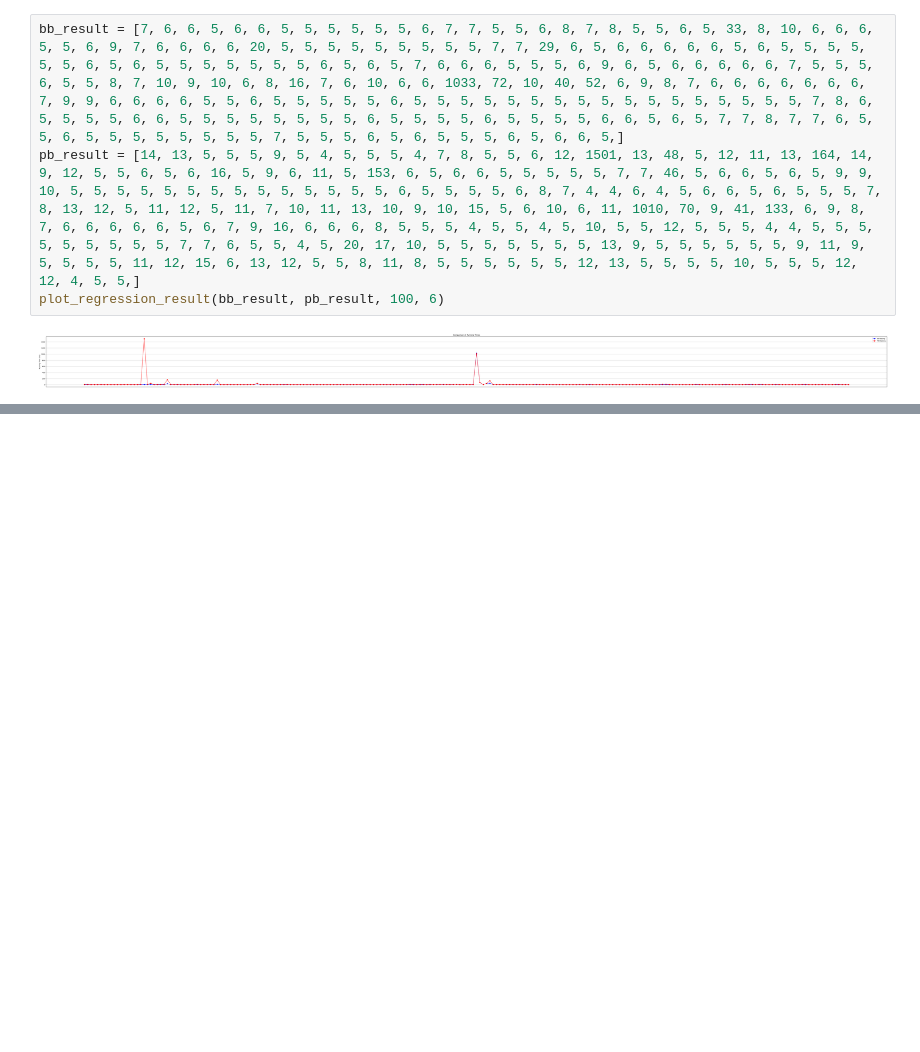
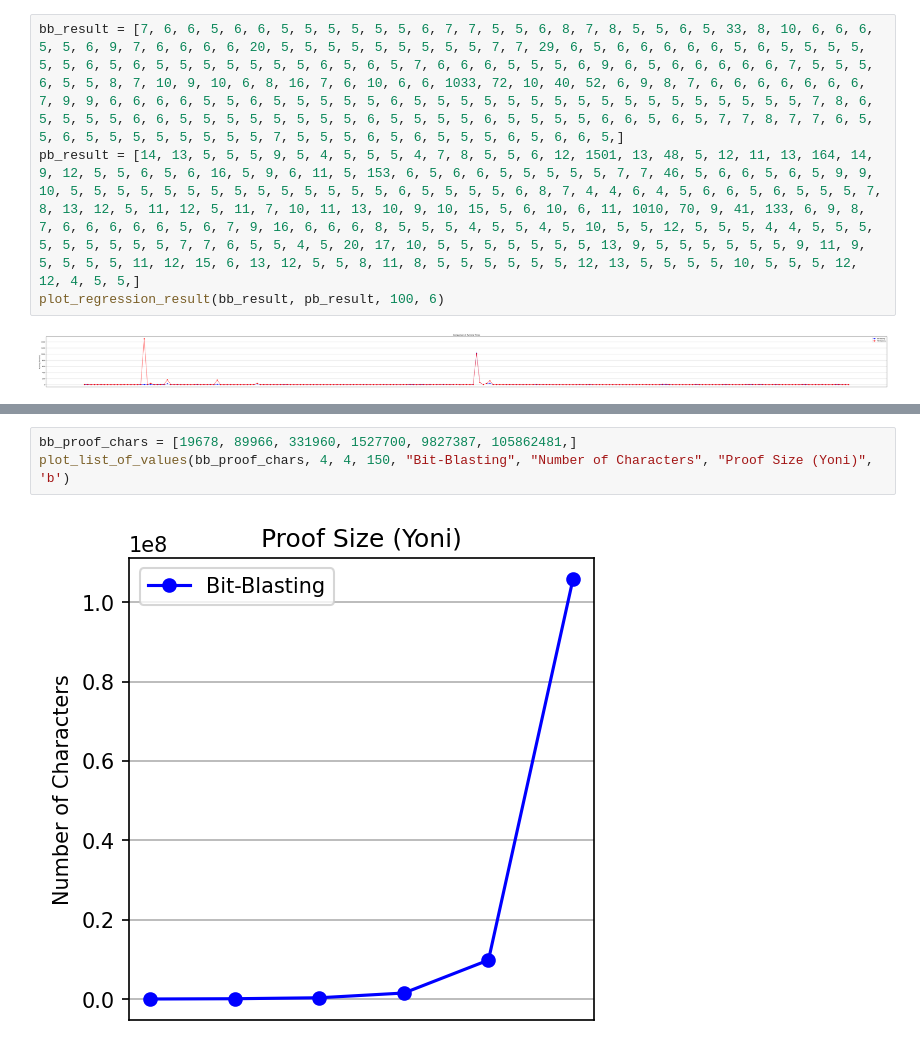
Before and after one commit to alanctprado/cvc5, a Jupyter notebook: pb/results.ipynb, the cells around one changed output, grey strips where cells are left out. Cells and saved outputs as stored; diff of their text form; blank space fills up the shorter version.

```diff
--- a/pb/results.ipynb
+++ b/pb/results.ipynb
@@ -132,0 +164,5 @@ plot_regression_result(bb_result, pb_result, 100, 6)
+# %%
+bb_proof_chars = [19678, 89966, 331960, 1527700, 9827387, 105862481,]
+plot_list_of_values(bb_proof_chars, 4, 4, 150, "Bit-Blasting", "Number of Characters", "Proof Size (Yoni)", 'b')
+# %% [output]
+[figure, added]
```
Also changed, not shown: parts of 9 cells of this notebook, 4 other files.
